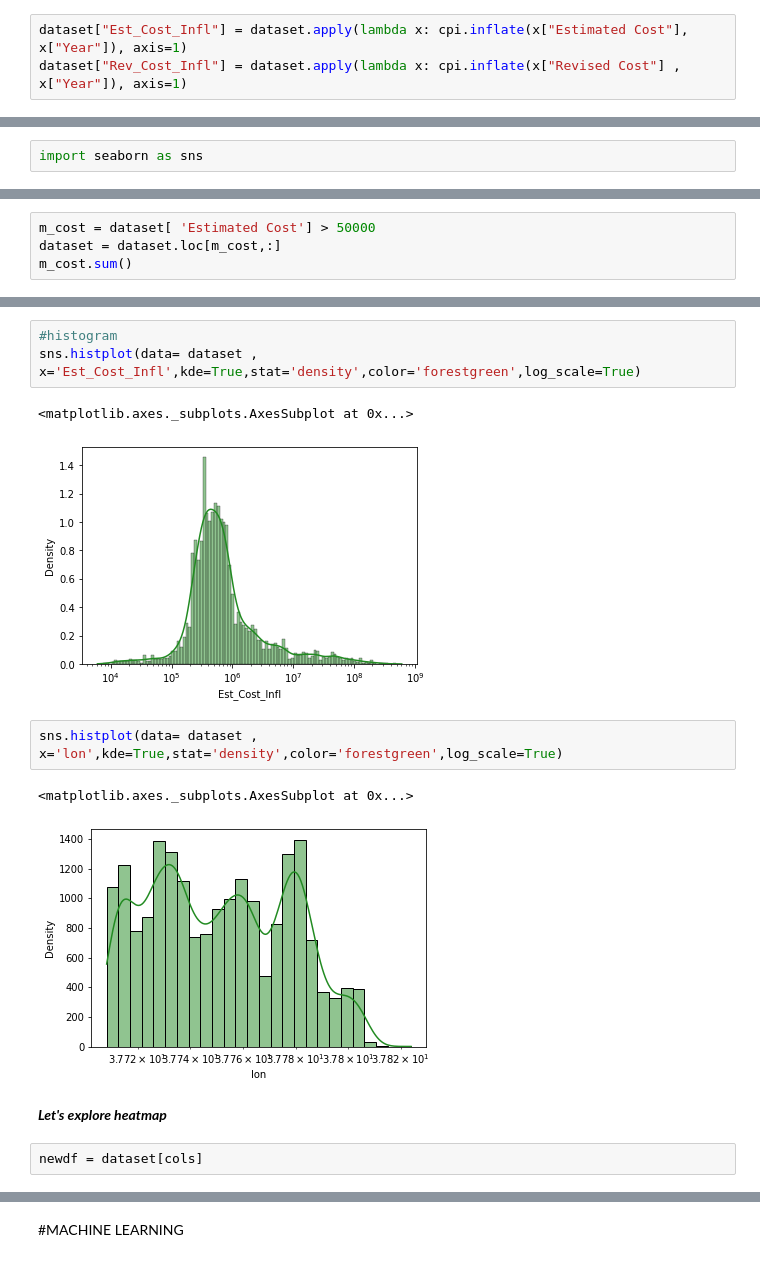
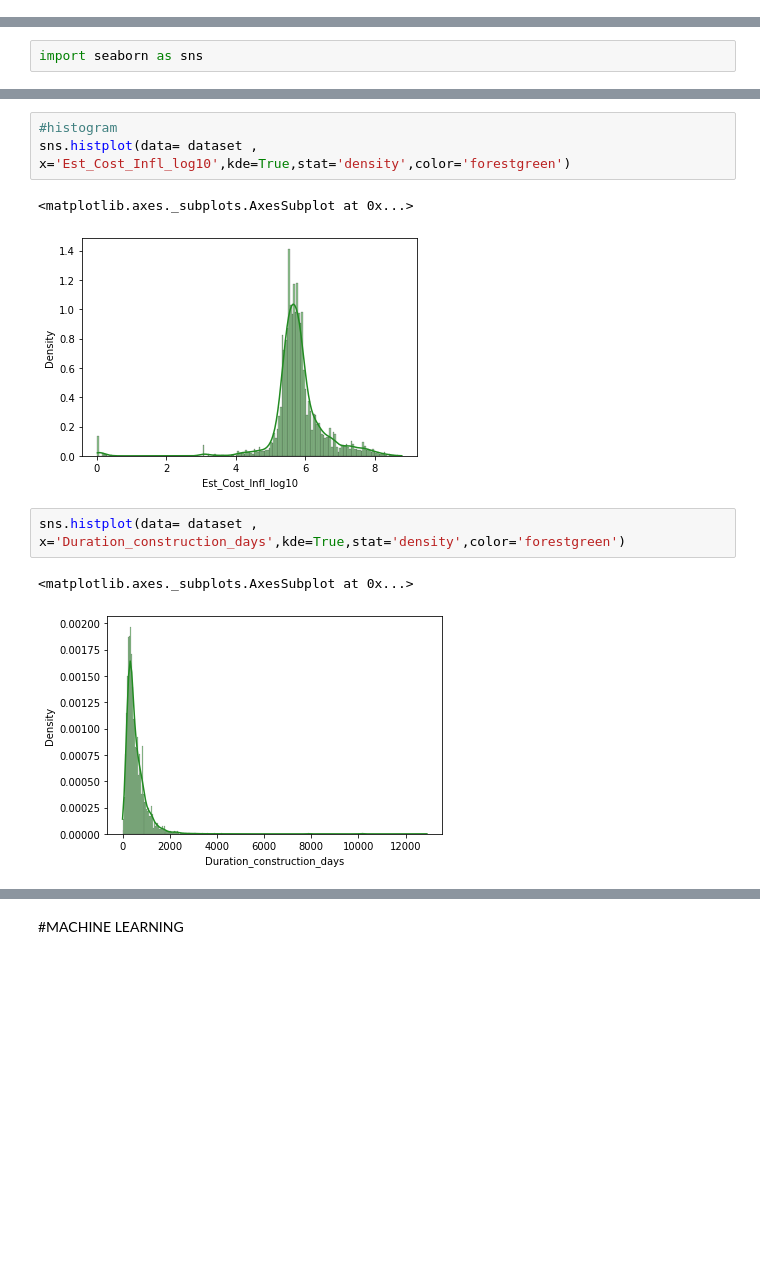
Before and after one commit to LHB-Group/Civil-Work-Bidding-And-Investment-Helper, a Jupyter notebook: NoteBooks/SF_regression_models.ipynb, the cells around one changed output, grey strips where cells are left out. Cells and saved outputs as stored; diff of their text form; blank space fills up the shorter version.

```diff
--- a/NoteBooks/SF_regression_models.ipynb
+++ b/NoteBooks/SF_regression_models.ipynb
@@ -69,6 +30,3 @@ WARNING:cpi:CPI data is out of date. To accurately inflate to today's dollars, y
-# %%
-dataset["Est_Cost_Infl"] = dataset.apply(lambda x: cpi.inflate(x["Estimated Cost"], x["Year"]), axis=1)
-dataset["Rev_Cost_Infl"] = dataset.apply(lambda x: cpi.inflate(x["Revised Cost"] , x["Year"]), axis=1)
 # %% [markdown]
 #DATA VISUALISATION
 # %% [markdown]
@@ -88,4 +40,0 @@ m_year.sum()
-# %%
-m_cost = dataset[ 'Estimated Cost'] > 50000
-dataset = dataset.loc[m_cost,:]
-m_cost.sum()
@@ -180,15 +47,11 @@ sns.histplot(data= dataset , x='Estimated Cost',kde=True,stat='density',color='f
 # %%
 #histogram
-sns.histplot(data= dataset , x='Est_Cost_Infl',kde=True,stat='density',color='forestgreen',log_scale=True)
+sns.histplot(data= dataset , x='Est_Cost_Infl_log10',kde=True,stat='density',color='forestgreen')
 # %% [output]
 <matplotlib.axes._subplots.AxesSubplot at 0x...>
-[figure, old version]
+[figure, new version]
 # %%
-sns.histplot(data= dataset , x='lon',kde=True,stat='density',color='forestgreen',log_scale=True)
+sns.histplot(data= dataset , x='Duration_construction_days',kde=True,stat='density',color='forestgreen')
 # %% [output]
 <matplotlib.axes._subplots.AxesSubplot at 0x...>
-[figure, old version]
+[figure, new version]
-# %% [markdown]
-***Let's explore heatmap***
-# %%
-newdf = dataset[cols]
```
Also changed, not shown: parts of 49 cells of this notebook, 1 other file.
